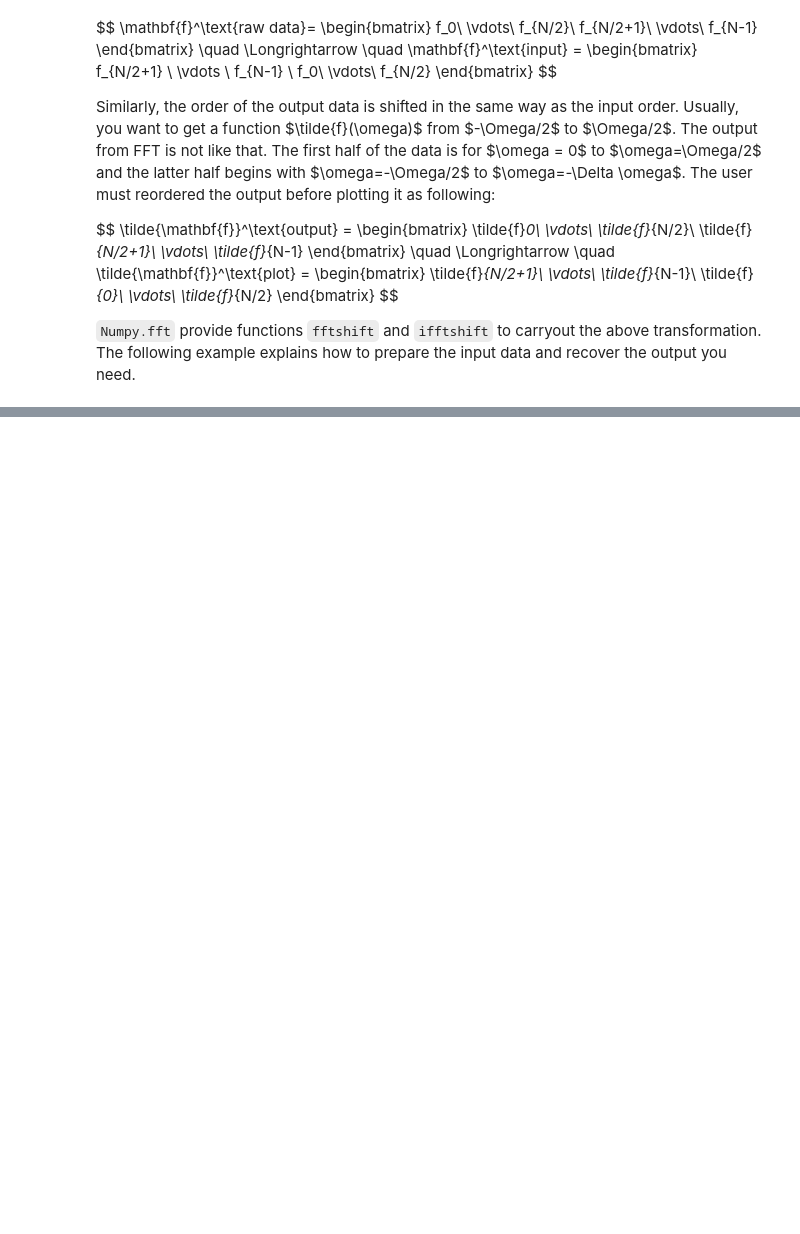
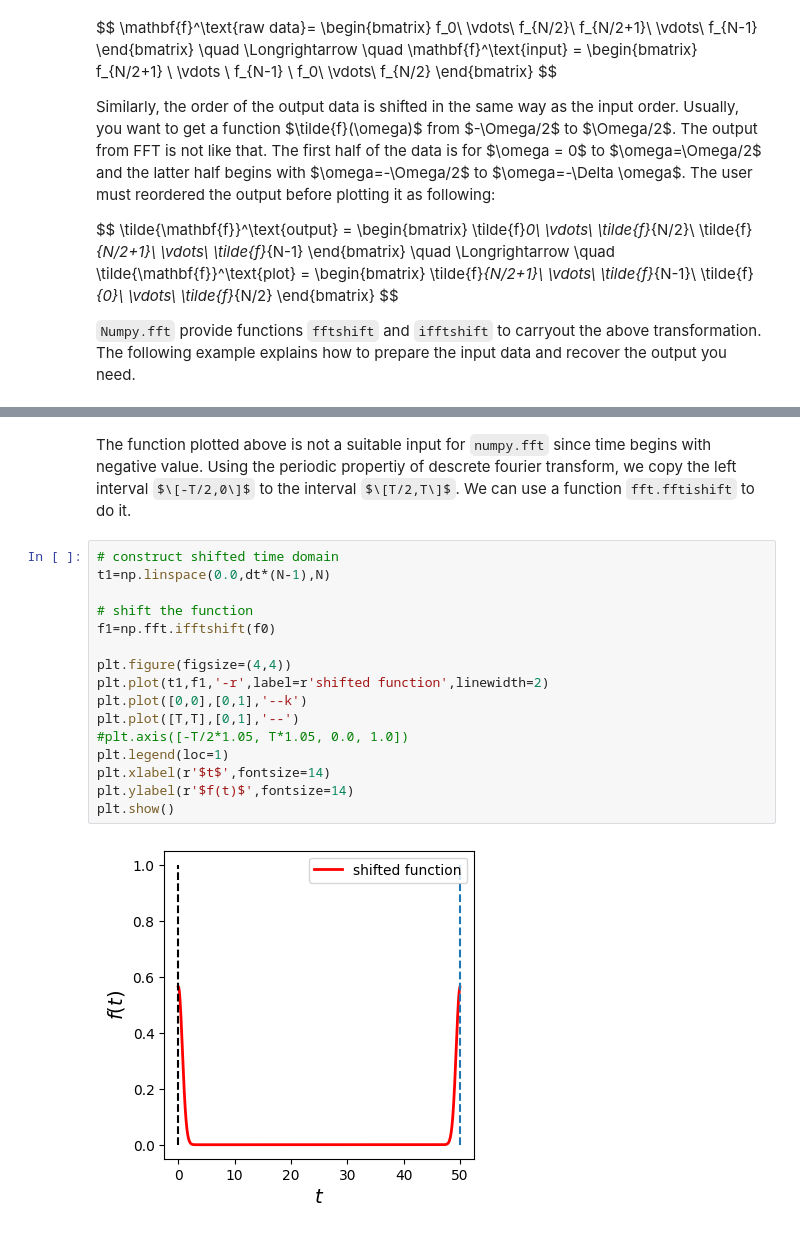
Before and after one commit to ryoichikawai/comp-phys, a Jupyter notebook: fft/fft.ipynb, the cells around one changed output, grey strips where cells are left out. Cells and saved outputs as stored; diff of their text form; some formulas as TeX source; blank space fills up the shorter version.

````diff
--- a/fft/fft.ipynb
+++ b/fft/fft.ipynb
@@ -290,0 +253,20 @@ plt.show()
+# %% [markdown]
+The function plotted above is not a suitable input for ```numpy.fft``` since time begins with negative value.  Using the periodic propertiy of descrete fourier transform, we copy the left interval $\[-T/2,0\]$ to the interval $\[T/2,T\]$. We can use a function ```fft.fftishift``` to do it.
+# %%
+# construct shifted time domain
+t1=np.linspace(0.0,dt*(N-1),N)
+
+# shift the function
+f1=np.fft.ifftshift(f0)
+
+plt.figure(figsize=(4,4))
+plt.plot(t1,f1,'-r',label=r'shifted function',linewidth=2)
+plt.plot([0,0],[0,1],'--k')
+plt.plot([T,T],[0,1],'--')
+#plt.axis([-T/2*1.05, T*1.05, 0.0, 1.0])
+plt.legend(loc=1)
+plt.xlabel(r'$t$',fontsize=14)
+plt.ylabel(r'$f(t)$',fontsize=14)
+plt.show()
+# %% [output]
+[figure, added]
````
Also changed, not shown: parts of 16 cells of this notebook, 1 other file.
